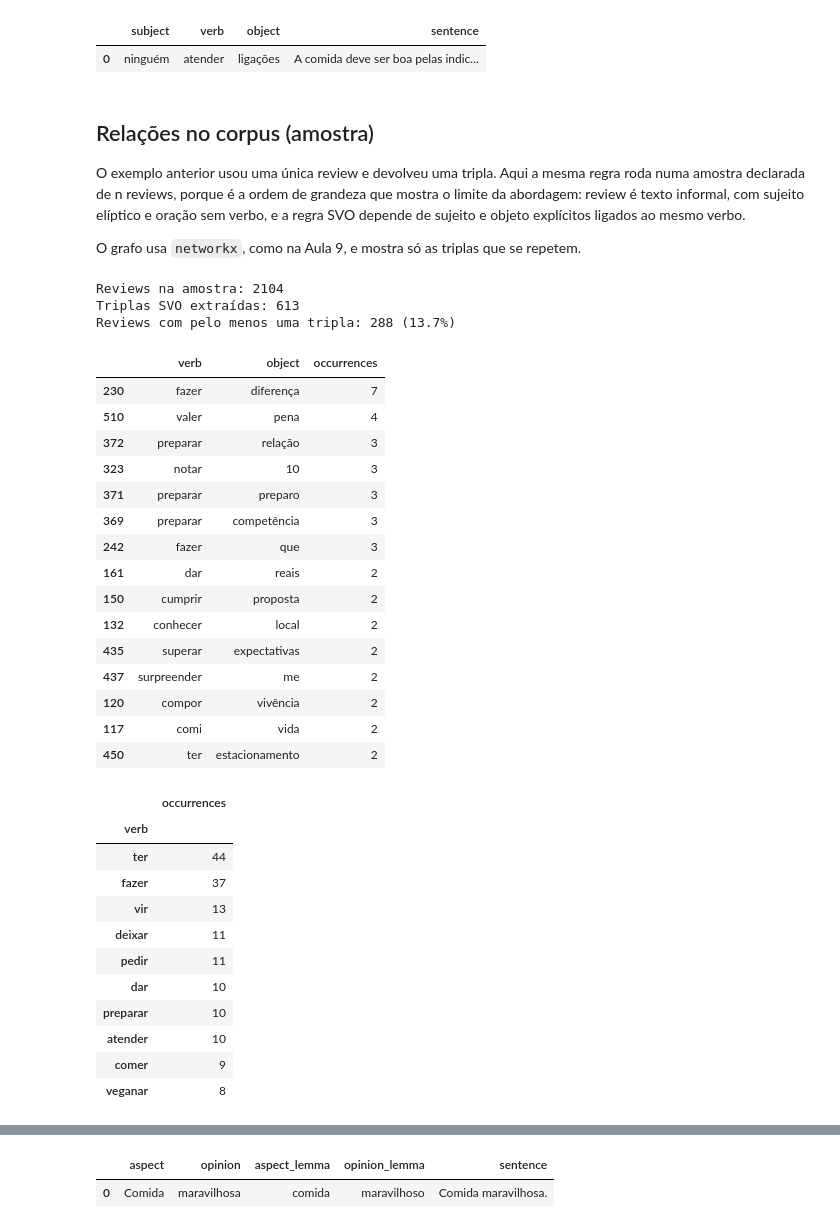
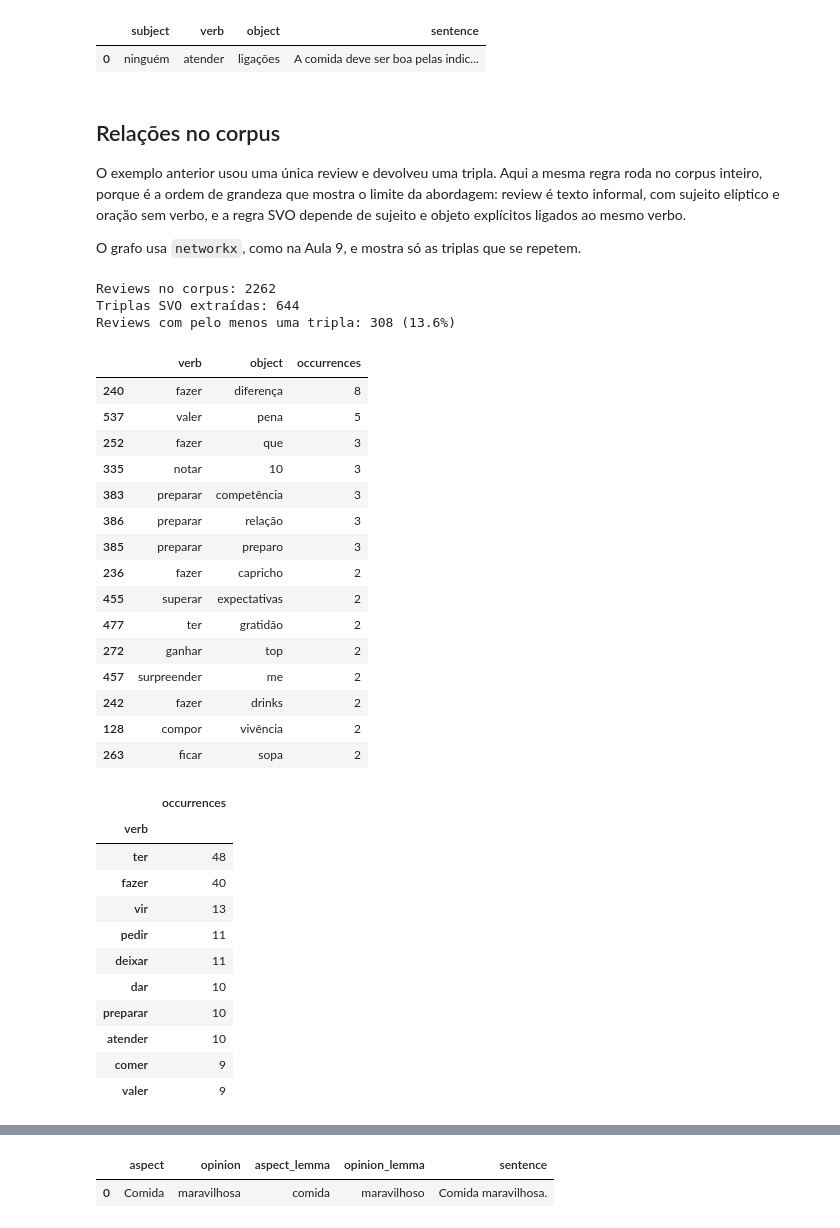
Before and after one commit to incrisvel/adaptaste, a Jupyter notebook: parsing_ner_er.ipynb, the cells around one changed output, grey strips where cells are left out. Cells and saved outputs as stored; diff of their text form; code cells hidden in the pictures.

```diff
--- a/parsing_ner_er.ipynb
+++ b/parsing_ner_er.ipynb
@@ -330,17 +330,17 @@ display(pd.DataFrame(svo_records))
 |  | subject | verb | object | sentence |
 | 0 | ninguém | atender | ligações | A comida deve ser boa pelas indic... |
 # %% [markdown]
-## Relações no corpus (amostra)
+## Relações no corpus
 
-O exemplo anterior usou uma única review e devolveu uma tripla. Aqui a mesma regra roda numa
-amostra declarada de n reviews, porque é a ordem de grandeza que mostra o limite da
-abordagem: review é texto informal, com sujeito elíptico e oração sem verbo, e a regra SVO
-depende de sujeito e objeto explícitos ligados ao mesmo verbo.
+O exemplo anterior usou uma única review e devolveu uma tripla. Aqui a mesma regra roda no
+corpus inteiro, porque é a ordem de grandeza que mostra o limite da abordagem: review é texto
+informal, com sujeito elíptico e oração sem verbo, e a regra SVO depende de sujeito e objeto
+explícitos ligados ao mesmo verbo.
 
 O grafo usa `networkx`, como na Aula 9, e mostra só as triplas que se repetem.
 # %%
-# A extração roda nos primeiros documentos já parseados, e não no corpus inteiro
-RELATIONS_SAMPLE = 2104
+# A extração roda no corpus inteiro já parseado
+RELATIONS_SAMPLE = len(docs)
 
 relations = []
 
@@ -352,64 +352,65 @@ relations_df = pd.DataFrame(relations)
 
 if relations_df.empty:
     raise ValueError("Nenhuma tripla extraída na amostra: revise extract_svo.")
 
 reviews_with_relation = relations_df["review_index"].nunique()
 
-print(f"Reviews na amostra: {RELATIONS_SAMPLE}")
+print(f"Reviews no corpus: {RELATIONS_SAMPLE}")
 print(f"Triplas SVO extraídas: {len(relations_df)}")
 print(
     "Reviews com pelo menos uma tripla: "
     f"{reviews_with_relation} ({reviews_with_relation / RELATIONS_SAMPLE:.1%})"
 )
 
+# Frequência de verbo+objeto, sem o sujeito: não é a chave usada no grafo
 display(
     relations_df
     .groupby(["verb", "object"])
     .size()
     .reset_index(name="occurrences")
     .sort_values("occurrences", ascending=False)
     .head(15)
 )
 
 display(
     relations_df["verb"]
     .value_counts()
     .head(10)
     .rename("occurrences")
     .to_frame()
 )
 # %% [output]
-Reviews na amostra: 2104
-Triplas SVO extraídas: 613
-Reviews com pelo menos uma tripla: 288 (13.7%)
+Reviews no corpus: 2262
+Triplas SVO extraídas: 644
+Reviews com pelo menos uma tripla: 308 (13.6%)
 |  | verb | object | occurrences |
-| 230 | fazer | diferença | 7 |
-| 510 | valer | pena | 4 |
-| 372 | preparar | relação | 3 |
-| 323 | notar | 10 | 3 |
-| 371 | preparar | preparo | 3 |
-| 369 | preparar | competência | 3 |
-| 242 | fazer | que | 3 |
-| 161 | dar | reais | 2 |
-| 150 | cumprir | proposta | 2 |
-| 132 | conhecer | local | 2 |
-| 435 | superar | expectativas | 2 |
-| 437 | surpreender | me | 2 |
-| 120 | compor | vivência | 2 |
-| 117 | comi | vida | 2 |
-| 450 | ter | estacionamento | 2 |
+| 240 | fazer | diferença | 8 |
+| 537 | valer | pena | 5 |
+| 252 | fazer | que | 3 |
+| 335 | notar | 10 | 3 |
+| 383 | preparar | competência | 3 |
+| 386 | preparar | relação | 3 |
+| 385 | preparar | preparo | 3 |
+| 236 | fazer | capricho | 2 |
+| 455 | superar | expectativas | 2 |
+| 477 | ter | gratidão | 2 |
+| 272 | ganhar | top | 2 |
+| 457 | surpreender | me | 2 |
+| 242 | fazer | drinks | 2 |
+| 128 | compor | vivência | 2 |
+| 263 | ficar | sopa | 2 |
 |  | occurrences |
 | verb |  |
-| ter | 44 |
-| fazer | 37 |
+| ter | 48 |
+| fazer | 40 |
 | vir | 13 |
+| pedir | 11 |
 | deixar | 11 |
-| pedir | 11 |
 | dar | 10 |
 | preparar | 10 |
 | atender | 10 |
 | comer | 9 |
-| veganar | 8 |
+| valer | 9 |
 # %%
 MIN_OCCURRENCES = 3
 
```
Also changed, not shown: parts of 2 cells of this notebook.
